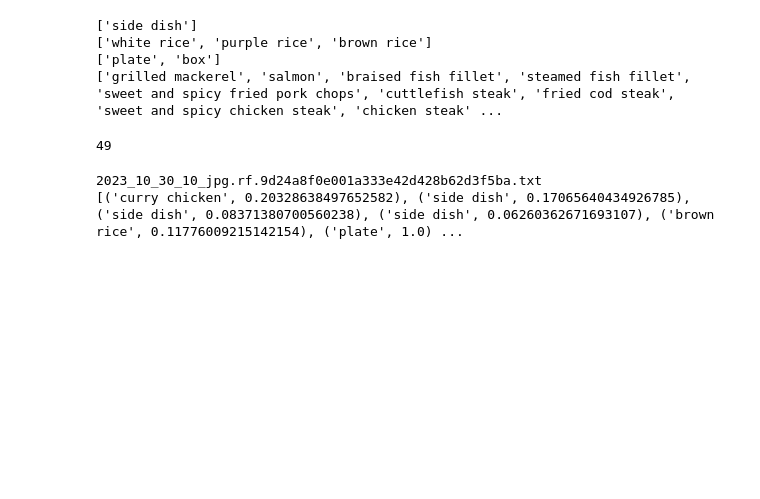
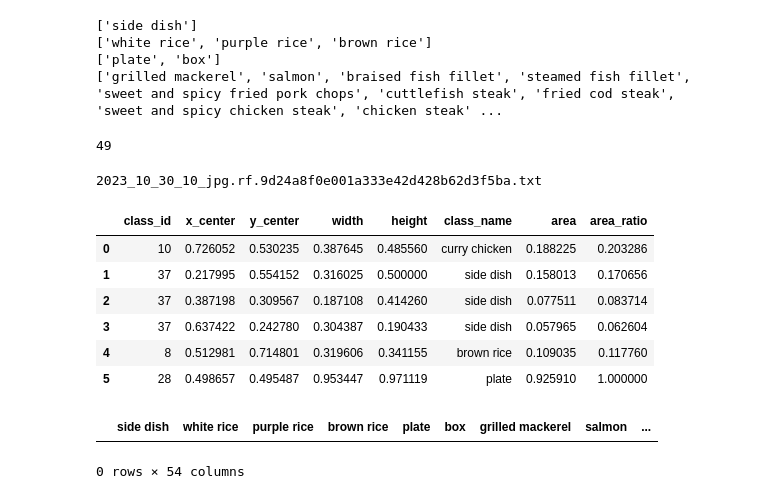
Before and after one commit to koala34025/ml-final-project-model, a Jupyter notebook: poly-regre.ipynb, the cells around one changed output. Cells and saved outputs as stored; diff of their text form; code cells hidden in the pictures; blank space fills up the shorter version.

Commit message:
Use pandas to read data

```diff
--- a/poly-regre.ipynb
+++ b/poly-regre.ipynb
@@ -230,6 +230,7 @@ df_test
 import pandas as pd
 
 labels_df = pd.read_excel("./標籤集合.xlsx")
+prices_df = pd.read_excel("./圖片的價格1121.xlsx")
 
 labels_df.head()
 # %% [output]
@@ -280,42 +290,47 @@ with open("./final project.v9i.yolov7pytorch/data.yaml", "r") as stream:
         print(exc)
 # %% [output]
 49
-# %%
-def calculate_area(width, height):
-    return width * height
-
-import os
-for filename in os.listdir("./final project.v9i.yolov7pytorch/train/labels"):
-    print(filename)
-    with open("./final project.v9i.yolov7pytorch/train/labels/" + filename, "r") as f:
-        lines = f.readlines()
-        #print(lines)
-        results = []
-        container_area = 0
-        areas = []
-        for line in lines:
-            #print(line.strip().split(" "))
-            class_id = int(line.strip().split(" ")[0])
-            x_center, y_center, width, height = list(map(float, line.strip().split(" ")[1:]))
-            #print(data["names"][class_id], x_center, y_center, width, height)
-
-            if data["names"][class_id] in containers:
-                containers_area = calculate_area(width, height)
-
-            results.append([data["names"][class_id], x_center, y_center, width, height])
-            # Call the function to draw the bounding box
-            #draw_bounding_box(x_center, y_center, width, height)
-        for result in results:
-            #print(result)
-            result_area = calculate_area(result[3], result[4])
-            #print(result_area / containers_area)
-            areas.append((result[0], result_area / containers_area))
-
-        print(areas)
-        break
-# %% [output]
-2023_10_30_10_jpg.rf.9d24a8f0e001a333e42d428b62d3f5ba.txt
-[('curry chicken', 0.20328638497652582), ('side dish', 0.17065640434926785), ('side dish', 0.08371380700560238), ('side dish', 0.06260362671693107), ('brown rice', 0.11776009215142154), ('plate', 1.0) ...
+# %%
+def calculate_area(width, height):
+    return width * height
+
+training_data = pd.DataFrame(columns=side_dishes + rices + containers + main_dishes + ["price", "fair price"])
+
+import os
+for filename in os.listdir("./final project.v9i.yolov7pytorch/train/labels"):
+    print(filename)
+
+    df = pd.read_csv("./final project.v9i.yolov7pytorch/train/labels/" + filename, sep=" ", header=None,
+                     names=["class_id", "x_center", "y_center", "width", "height"])
+    #display(df)
+    df["class_name"] = df["class_id"].apply(lambda x: data["names"][x])
+    #display(df)
+    df["area"] = df.apply(lambda x: calculate_area(x["width"], x["height"]), axis=1)
+    #display(df)
+    df["area_ratio"] = df["area"] / df[df["class_name"].isin(containers)]["area"].sum()
+    display(df)
+
+    # get the price
+    price = prices_df[prices_df["filename"] == filename.split("_jpg")[0]]["price"].values[0]
+    # get the fair price
+    fair_price = prices_df[prices_df["filename"] == filename.split("_jpg")[0]]["fair price"].values[0]
+    #print(price)
+    #print(fair_price)
+
+    display(training_data)
+
+    break
+# %% [output]
+2023_10_30_10_jpg.rf.9d24a8f0e001a333e42d428b62d3f5ba.txt
+|  | class_id | x_center | y_center | width | height | class_name | area | area_ratio |
+| 0 | 10 | 0.726052 | 0.530235 | 0.387645 | 0.485560 | curry chicken | 0.188225 | 0.203286 |
+| 1 | 37 | 0.217995 | 0.554152 | 0.316025 | 0.500000 | side dish | 0.158013 | 0.170656 |
+| 2 | 37 | 0.387198 | 0.309567 | 0.187108 | 0.414260 | side dish | 0.077511 | 0.083714 |
+| 3 | 37 | 0.637422 | 0.242780 | 0.304387 | 0.190433 | side dish | 0.057965 | 0.062604 |
+| 4 | 8 | 0.512981 | 0.714801 | 0.319606 | 0.341155 | brown rice | 0.109035 | 0.117760 |
+| 5 | 28 | 0.498657 | 0.495487 | 0.953447 | 0.971119 | plate | 0.925910 | 1.000000 |
+|  | side dish | white rice | purple rice | brown rice | plate | box | grilled mackerel | salmon | ... |
+0 rows × 54 columns
 # %%
 import matplotlib.pyplot as plt
 import matplotlib.patches as patches
```
Also changed, not shown: parts of 1 cell of this notebook.
